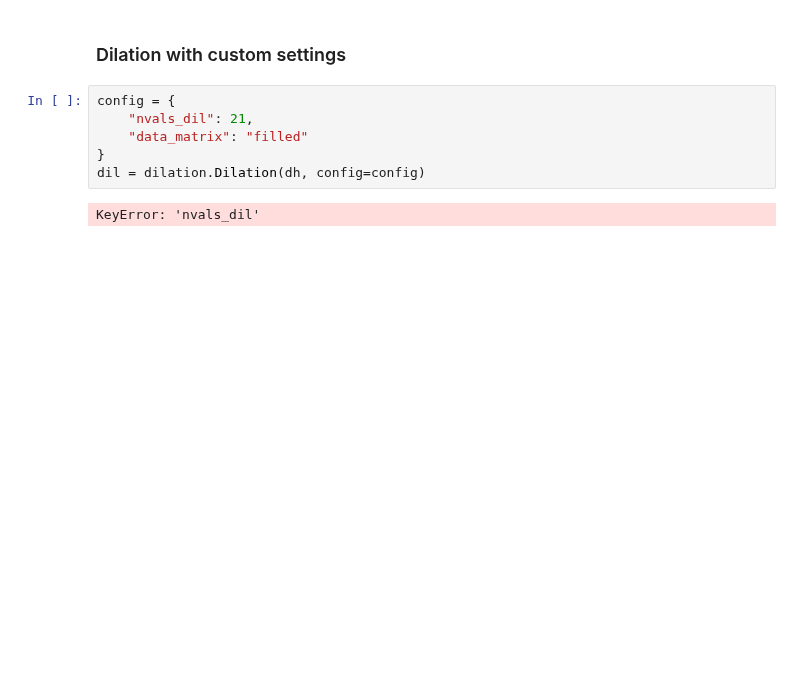
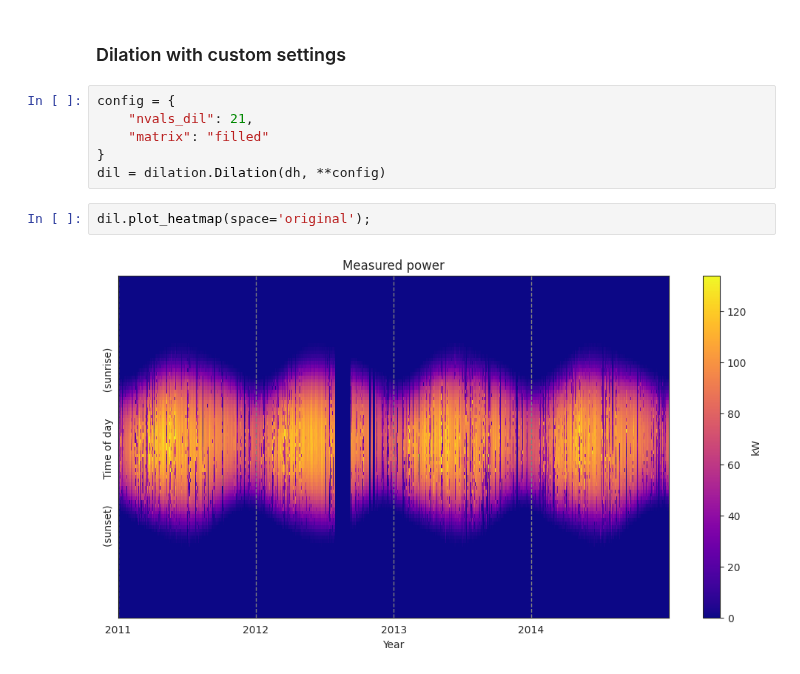
Before and after one commit to slacgismo/solar-data-tools, a Jupyter notebook: notebooks/archive/Signal_dilation.ipynb, the cells around one changed output. Drawn from its saved outputs; the diff is of its cells as text; blank space fills up the shorter version.

```diff
--- a/notebooks/archive/Signal_dilation.ipynb
+++ b/notebooks/archive/Signal_dilation.ipynb
@@ -79,8 +79,10 @@ dil.plot_heatmap(space='dilated');
 # %%
 config = {
     "nvals_dil": 21,
-    "data_matrix": "filled"
+    "matrix": "filled"
 }
-dil = dilation.Dilation(dh, config=config)
+dil = dilation.Dilation(dh, **config)
-# %% [output]
-KeyError: 'nvals_dil'
+# %%
+dil.plot_heatmap(space='original');
+# %% [output]
+[figure, added]
```
Also changed, not shown: parts of 4 cells of this notebook.
